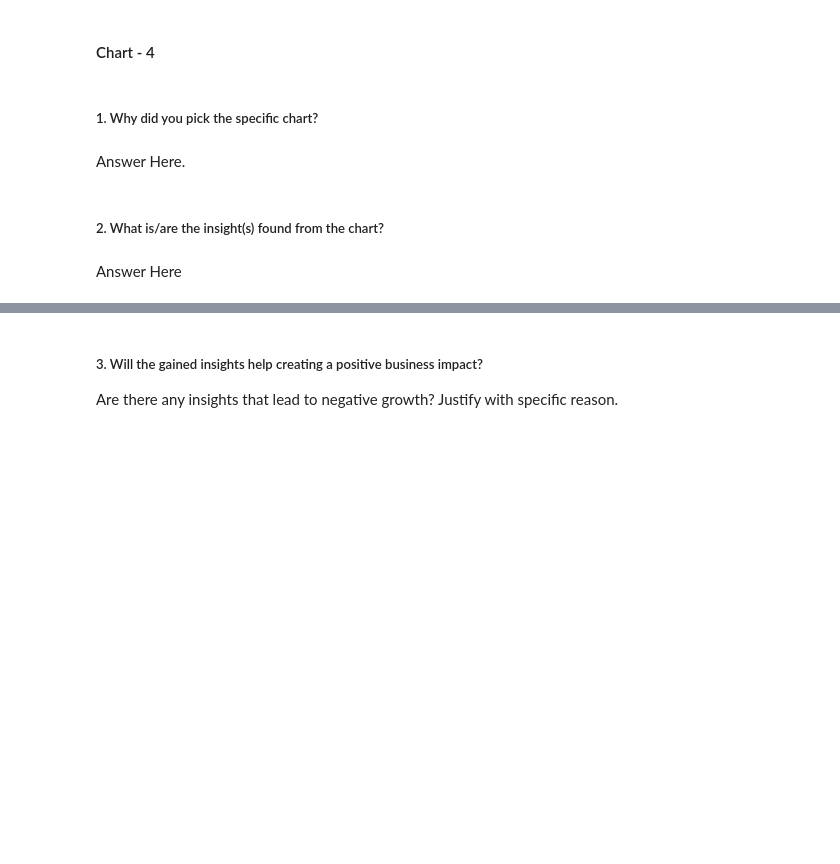
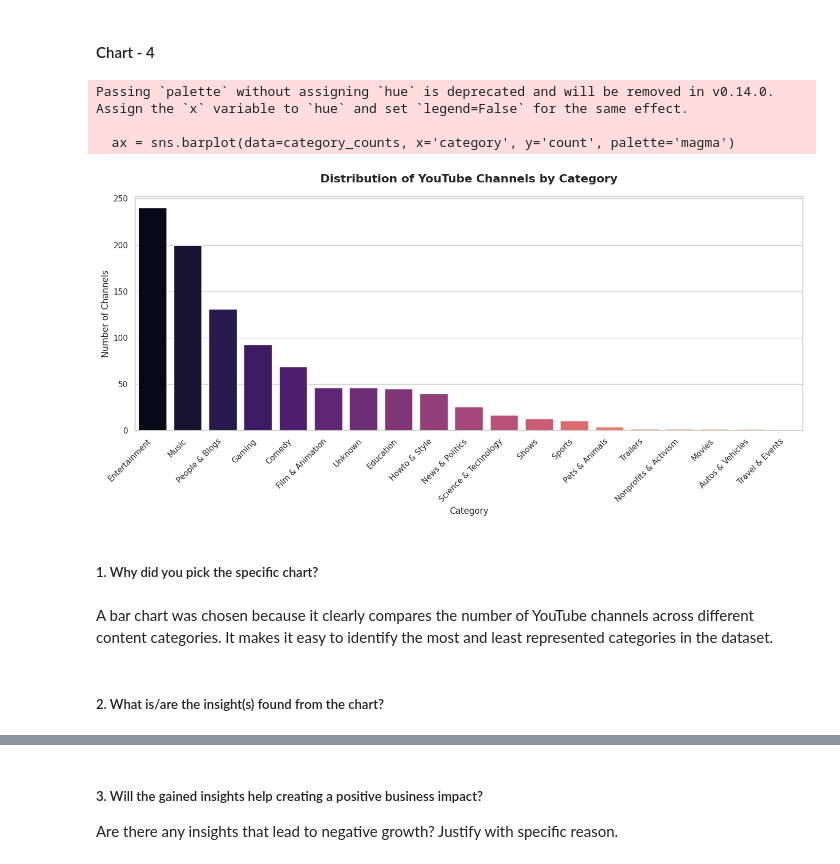
Before and after one commit to Sneha8126/Sneha-EDA-Submission-Template, a Jupyter notebook: Sneha_EDA_Submission_Template.ipynb, the cells around one changed output, grey strips where cells are left out. Saved outputs shown, nothing was run; the diff lists cells and outputs as text; code cells hidden in the pictures; blank space fills up the shorter version.

Commit message:
Add category distribution bar chart with insights and business impact

```diff
--- a/Sneha_EDA_Submission_Template.ipynb
+++ b/Sneha_EDA_Submission_Template.ipynb
@@ -559,8 +557,34 @@ No. This chart shows the relationship between subscribers and total video views
+# %%
+# Chart - 4 visualization code
+# Data preparation: counting channels per category
+category_counts = df['category'].value_counts().reset_index()
+category_counts.columns = ['category', 'count']
+
+# Styling setup
+sns.set_theme(style="whitegrid")
+plt.figure(figsize=(14, 7))
+
+# Creating the bar chart with 'magma' palette for a premium look
+ax = sns.barplot(data=category_counts, x='category', y='count', palette='magma')
+
+# Customizing titles and labels
+plt.title('Distribution of YouTube Channels by Category', fontsize=16, fontweight='bold', pad=20)
+plt.xlabel('Category', fontsize=12)
+plt.ylabel('Number of Channels', fontsize=12)
+
+# Rotating labels to prevent overlapping
+plt.xticks(rotation=45, ha='right')
+
+plt.tight_layout()
+plt.show()
+# %% [output]
+Passing `palette` without assigning `hue` is deprecated and will be removed in v0.14.0. Assign the `x` variable to `hue` and set `legend=False` for the same effect.
+
+  ax = sns.barplot(data=category_counts, x='category', y='count', palette='magma')
+[figure, added]
 # %% [markdown]
 ##### 1. Why did you pick the specific chart?
-# %% [markdown]
-Answer Here.
+# %% [markdown]
+A bar chart was chosen because it clearly compares the number of YouTube channels across different content categories. It makes it easy to identify the most and least represented categories in the dataset.
 # %% [markdown]
 ##### 2. What is/are the insight(s) found from the chart?
-# %% [markdown]
-Answer Here
```
Also changed, not shown: parts of 4 cells of this notebook.
